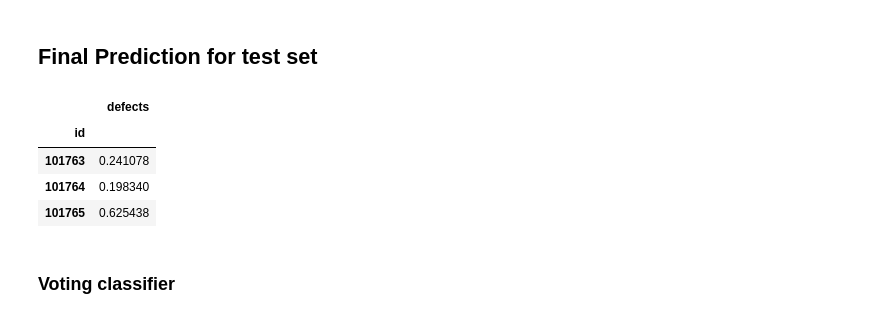
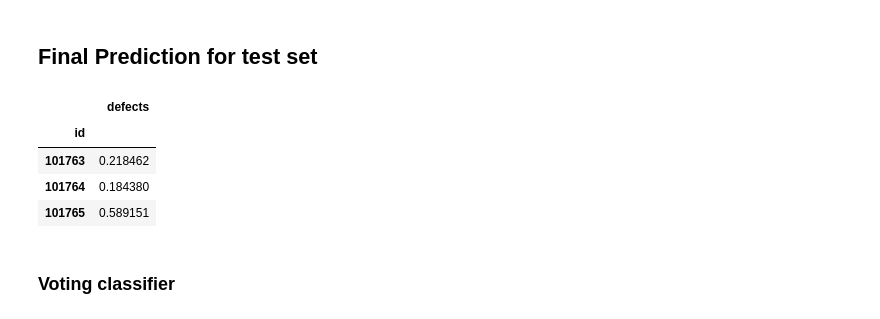
Before and after one commit to incardo/kaggle-playground, a Jupyter notebook: Binary-Classification_Software_Defects_Dataset/eda_software_defects.ipynb, the cells around one changed output. Cells and saved outputs as stored; diff of their text form; code cells hidden in the pictures.

Commit message:
Added neural network

```diff
--- a/Binary-Classification_Software_Defects_Dataset/eda_software_defects.ipynb
+++ b/Binary-Classification_Software_Defects_Dataset/eda_software_defects.ipynb
@@ -341,8 +373,15 @@ Split the data into train and validation set, stratify since dataset is unbalanc
 # %%
 y = train_data.copy().defects.astype(int)
 
-# X = train_data.copy()[FEATURES]
+X_test = test_data[FEATURES].copy()
 X = edit_X_features(train_data.copy()[FEATURES])
+# X  = impute_zeros_with_random_values(X , ["e", "d", "total_Opnd", "total_Op", "n", "uniq_Opnd", "lOCode", "uniq_Op", "v", "i"])
+
+X_test = edit_X_features(X_test)
+# X_test  = impute_zeros_with_random_values(X_test , ["e", "d", "total_Opnd", "total_Op", "n", "uniq_Opnd", "lOCode", "uniq_Op", "v", "i"])
+
+
+# X, X_test = edit_X_features_quantile(train_data, test_data, FEATURES, TARGET)
 # X = edit_X_remove_outliers(X, ['e', 'uniq_Opnd', 'total_Op', 'uniq_Op', 'v', 'n', 'd'])
 
 # Single split
@@ -391,7 +430,7 @@ Please also refer to the documentation for alternative solver options:
 #### Single execution
 # %%
 xgb_params = {'objective':'binary:logistic',
-              'n_estimators':1000,
+              'n_estimators':120,
               'learning_rate':0.03858856691681774,
               'max_depth':None,
               'gamma':14,
@@ -438,7 +563,7 @@ if OPTUNA:
                   'learning_rate':0.03858856691681774, #trial.suggest_float('learning_rate',0.03,0.3)
                   'max_depth':None,
                   'gamma':trial.suggest_int('gamma',0,15),
-                  'scale_pos_weight':77.3/22.7,
+                  'scale_pos_weight':negative_def/positive_def,
                   'random_state':0
                  }
 
@@ -1160,10 +1285,25 @@ best_ensamble_params = {'w_xgb': 21,
+# %%
+best_ensamble_params = {'w_xgb': 21,
+ 'w_catboost': 35,
+ 'w_nystroem': 33,
+ 'w_hgbc': 11,
+ 'w_lgbm': 0,
+ 'w_rf': 0,
+ 'w_extratree': 0}
+
+# Manual ensamble_weights = [0.15, 0.15, 0.15, 0.15, 0.10, 0.05, 0.05, 0.15] ## manual version
+
+best_ensamble_params = {'w_xgb': 15,
+ 'w_catboost': 15,
+ 'w_nystroem': 15,
+ 'w_hgbc': 15,
+ 'w_lgbm': 10,
+ 'w_rf': 5,
+ 'w_extratree': 5,
+ 'w_neural':15}
 # %% [markdown]
 ## Final Prediction for test set
 # %%
-X_test = test_data.copy()
-X_test = X_test[FEATURES]
-X_test = edit_X_features(X_test)
-
 xgb_predictions = xgb_model.predict_proba(X_test)[:,1]
 random_forest_predictions = rf_model.predict_proba(X_test)[:,1]
 extratree_classifier_predictions = extratree_model.predict_proba(X_test)[:,1]
@@ -1176,37 +1316,40 @@ nystroem = Nystroem(kernel='rbf', n_components=n_components, random_state=42)
 X_train_nystroem = nystroem.fit_transform(X_train_scaled)
 X_test_nystroem = nystroem.transform(X_test_scaled)
 nystroem_logistic_predictions = nystroem_logistic_model.predict_proba(X_test_nystroem)[:,1]
 
 catbost_classifier_predictions = catboost_model.predict_proba(X_test)[:,1]
 lgbm_classifier_predictions = lgbm_model.predict_proba(X_test)[:,1]
 hgbc_classifier_predictions = hgbc_model.predict_proba(X_test)[:,1]
+nn_classifier_predictions = nn_model.predict_proba(X_test)[:,1]
 
 
 # final_prediction = 0.20 * xgb_predictions + \
 #                    0.15 * catbost_classifier_predictions + \
 #                    0.20 * nystroem_logistic_predictions + \
 #                    0.15 * hgbc_classifier_predictions + \
 #                    0.20 * lgbm_classifier_predictions + \
 #                    0.05 * random_forest_predictions + \
 #                    0.05 * extratree_classifier_predictions
 
 #final_prediction = lgbm_classifier_predictions
 
-model_predictions_test = [xgb_predictions, catbost_classifier_predictions, nystroem_logistic_predictions, hgbc_classifier_predictions, lgbm_classifier_predictions, random_forest_predictions, extratree_classifier_predictions]
+model_predictions_test = [xgb_predictions, catbost_classifier_predictions, nystroem_logistic_predictions,
+                          hgbc_classifier_predictions, lgbm_classifier_predictions, random_forest_predictions,
+                          extratree_classifier_predictions, nn_classifier_predictions]
 
 final_prediction = np.average(model_predictions_test, weights=list(best_ensamble_params.values()), axis=0)
 
 
 # Save predicted results to the competition submission format.
 submission = pd.DataFrame({'id':test_data.index, 'defects':final_prediction})
 submission = submission.set_index(keys="id")
 submission.head(3)
 # %% [output]
 |  | defects |
 | id |  |
-| 101763 | 0.241078 |
-| 101764 | 0.198340 |
-| 101765 | 0.625438 |
+| 101763 | 0.218462 |
+| 101764 | 0.184380 |
+| 101765 | 0.589151 |
 # %% [markdown]
 ### Voting classifier
 # %%
```
Also changed, not shown: parts of 34 cells of this notebook, 2 other files.
